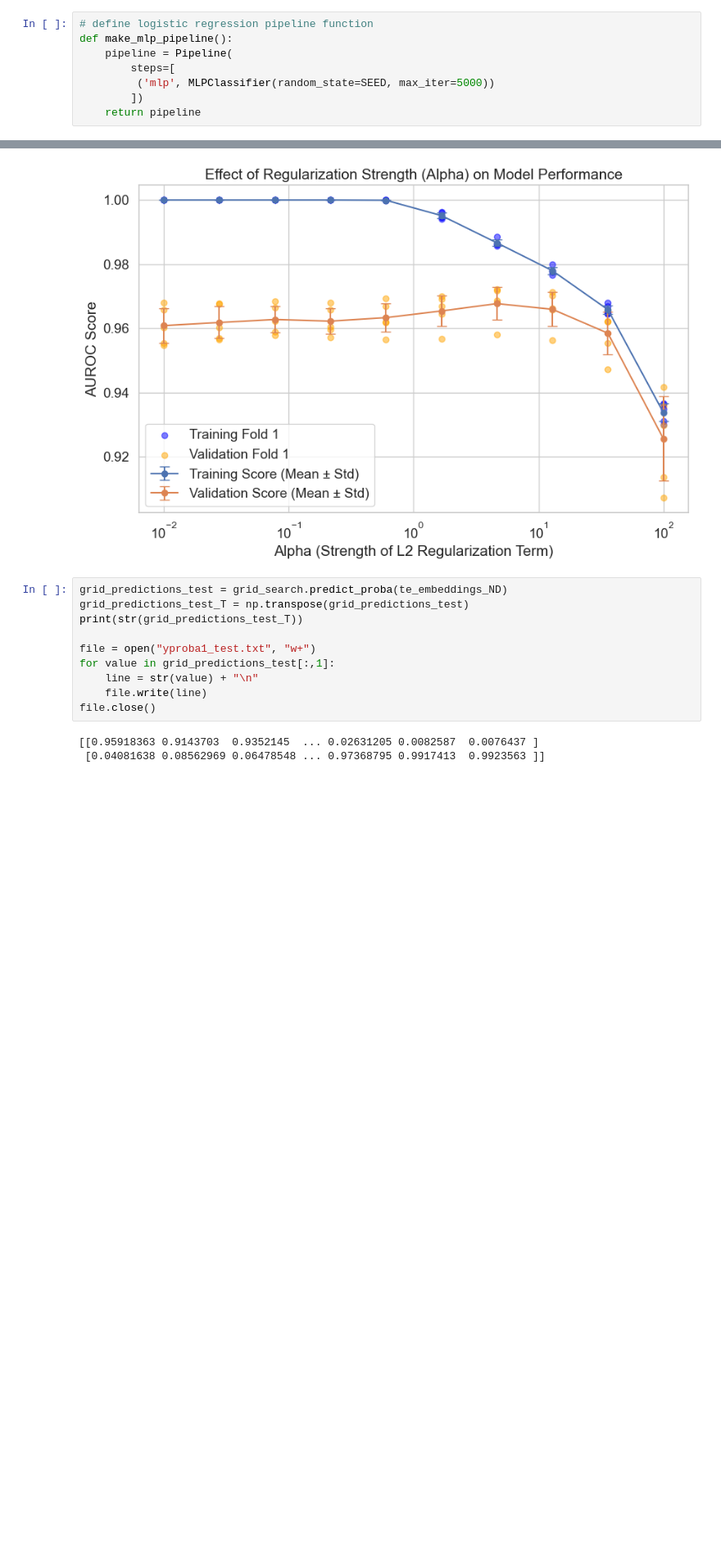
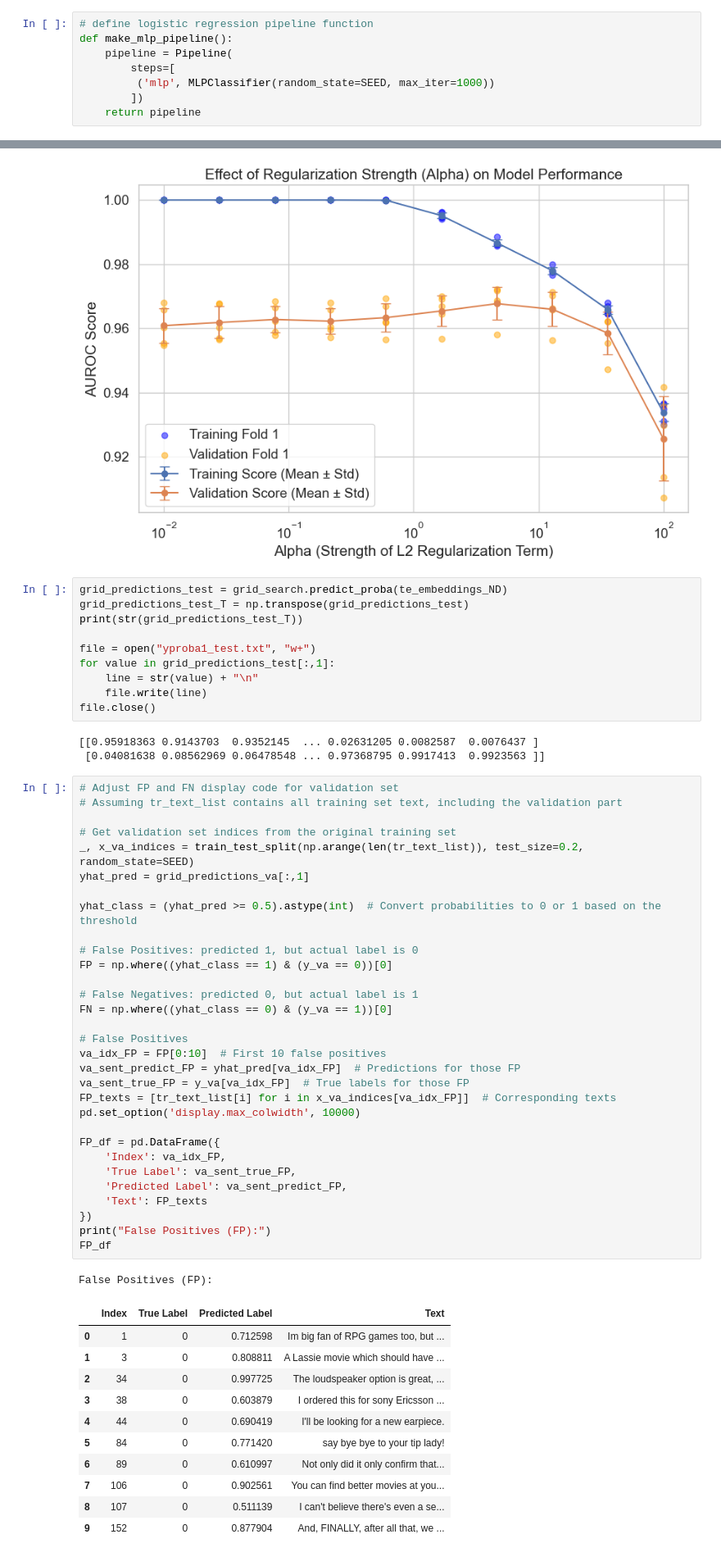
Before and after one commit to juliewanglan/Project-A, a Jupyter notebook: notebooks/Bert_4.ipynb, the cells around one changed output, grey strips where cells are left out. Shown: that part at 82% size. Cells and saved outputs as stored; diff of their text form; blank space fills up the shorter version.

```diff
--- a/notebooks/Bert_4.ipynb
+++ b/notebooks/Bert_4.ipynb
@@ -45,7 +45,7 @@ sns.set('notebook', font_scale=1.25, style='whitegrid')
 def make_mlp_pipeline():
     pipeline = Pipeline(
         steps=[
-         ('mlp', MLPClassifier(random_state=SEED, max_iter=5000))
+         ('mlp', MLPClassifier(random_state=SEED, max_iter=1000))
         ])
     return pipeline
 # %%
@@ -141,3 +141,47 @@ file.close()
 # %% [output]
 [[0.95918363 0.9143703  0.9352145  ... 0.02631205 0.0082587  0.0076437 ]
  [0.04081638 0.08562969 0.06478548 ... 0.97368795 0.9917413  0.9923563 ]]
+# %%
+# Adjust FP and FN display code for validation set
+# Assuming tr_text_list contains all training set text, including the validation part
+
+# Get validation set indices from the original training set
+_, x_va_indices = train_test_split(np.arange(len(tr_text_list)), test_size=0.2, random_state=SEED)
+yhat_pred = grid_predictions_va[:,1]
+
+yhat_class = (yhat_pred >= 0.5).astype(int)  # Convert probabilities to 0 or 1 based on the threshold
+
+# False Positives: predicted 1, but actual label is 0
+FP = np.where((yhat_class == 1) & (y_va == 0))[0]
+
+# False Negatives: predicted 0, but actual label is 1
+FN = np.where((yhat_class == 0) & (y_va == 1))[0]
+
+# False Positives
+va_idx_FP = FP[0:10]  # First 10 false positives
+va_sent_predict_FP = yhat_pred[va_idx_FP]  # Predictions for those FP
+va_sent_true_FP = y_va[va_idx_FP]  # True labels for those FP
+FP_texts = [tr_text_list[i] for i in x_va_indices[va_idx_FP]]  # Corresponding texts
+pd.set_option('display.max_colwidth', 10000)
+
+FP_df = pd.DataFrame({
+    'Index': va_idx_FP,
+    'True Label': va_sent_true_FP,
+    'Predicted Label': va_sent_predict_FP,
+    'Text': FP_texts
+})
+print("False Positives (FP):")
+FP_df
+# %% [output]
+False Positives (FP):
+|  | Index | True Label | Predicted Label | Text |
+| 0 | 1 | 0 | 0.712598 | Im big fan of RPG games too, but ... |
+| 1 | 3 | 0 | 0.808811 | A Lassie movie which should have ... |
+| 2 | 34 | 0 | 0.997725 | The loudspeaker option is great, ... |
+| 3 | 38 | 0 | 0.603879 | I ordered this for sony Ericsson ... |
+| 4 | 44 | 0 | 0.690419 | I'll be looking for a new earpiece. |
+| 5 | 84 | 0 | 0.771420 | say bye bye to your tip lady! |
+| 6 | 89 | 0 | 0.610997 | Not only did it only confirm that... |
+| 7 | 106 | 0 | 0.902561 | You can find better movies at you... |
+| 8 | 107 | 0 | 0.511139 | I can't believe there's even a se... |
+| 9 | 152 | 0 | 0.877904 | And, FINALLY, after all that, we ... |
```
Also changed, not shown: parts of 1 cell of this notebook, 3 other files.
